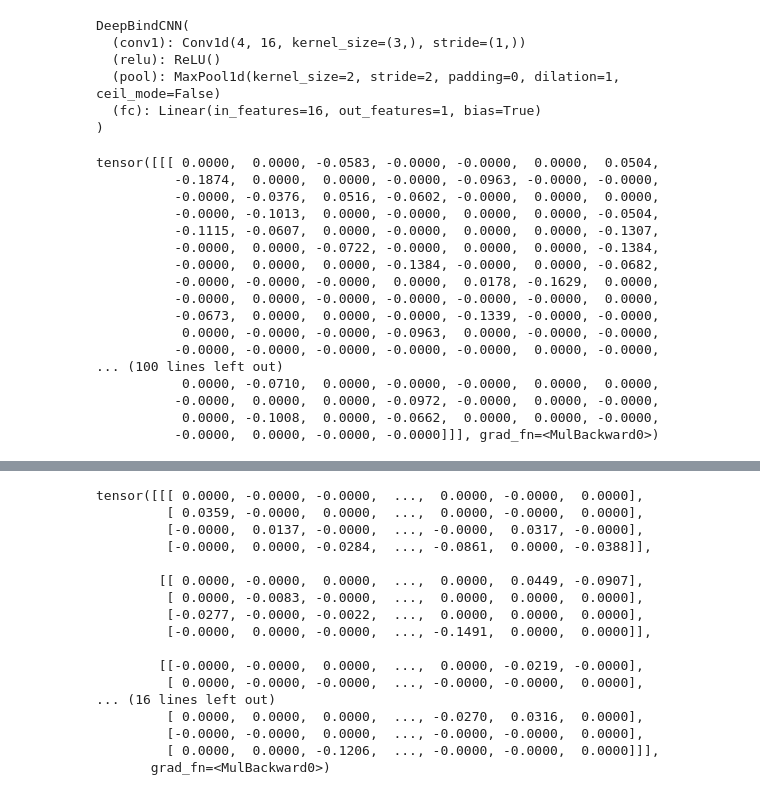
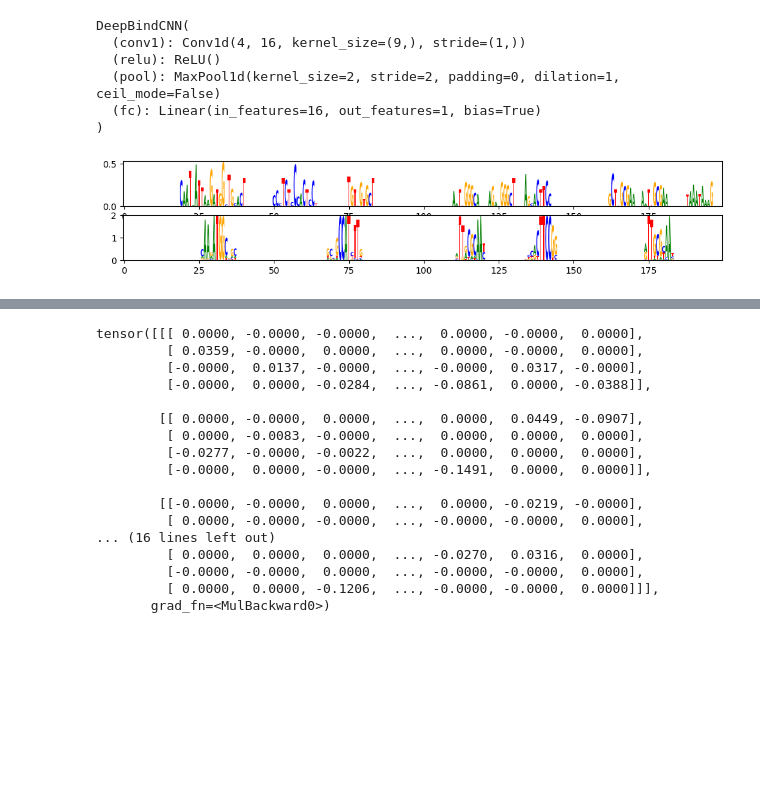
Before and after one commit to rohitkt10/fall_co-op_2023, a Jupyter notebook: experiments/deepbind_synthetic_explain.ipynb, the cells around one changed output, grey strips where cells are left out. Cells and saved outputs as stored; diff of their text form; code cells hidden in the pictures; blank space fills up the shorter version.

Commit message:
comparing attribution scores to ground truth

```diff
--- a/experiments/deepbind_synthetic_explain.ipynb
+++ b/experiments/deepbind_synthetic_explain.ipynb
@@ -60,14 +83,14 @@ for k, dataset in datasets.items():
         loaders[k] = torch.utils.data.DataLoader(dataset, batch_size=config['batch_size'])
 
 # set up the model, lossfn, optimizer, trainer
-model = DeepBindCNN(input_size=4, output_size=1, kernel_size=3)
+model = DeepBindCNN(input_size=4, output_size=1, kernel_size=9)
 lossfn = nn.CrossEntropyLoss()
 
 model.load_state_dict(torch.load('best_model.pt'))
 print(model)
 # %% [output]
 DeepBindCNN(
-  (conv1): Conv1d(4, 16, kernel_size=(3,), stride=(1,))
+  (conv1): Conv1d(4, 16, kernel_size=(9,), stride=(1,))
   (relu): ReLU()
   (pool): MaxPool1d(kernel_size=2, stride=2, padding=0, dilation=1, ceil_mode=False)
   (fc): Linear(in_features=16, out_features=1, bias=True)
@@ -75,26 +101,30 @@ DeepBindCNN(
 # %%
 explainer = Explainer(model)
+
+# load ground truth
+gt_test = np.load("gt_test.npy",)
+
+df = pd.DataFrame(I*w, columns=list("ACGT"))
 
 # Select a random sample from the test dataset
 sample_index = np.random.randint(len(datasets['test']))
 input_sequence, target_label = datasets['test'][sample_index]
 saliency_scores = explainer.saliency_map(input_sequence.unsqueeze(0))
-saliency_scores
+saliency_scores = saliency_scores.abs().detach().cpu().numpy()[0].T
+df = pd.DataFrame(saliency_scores, columns=list("ACGT"))
+
+# visualize saliency scores
+fig = plt.figure(figsize=(12, 2))
+ax = fig.add_subplot(211)
+_= Logo(df, ax=ax)
+
+# calculate gt information
+w = gt_test[sample_index].T
+I  = np.log2(4) + np.sum(w * np.log2(w+1e-10), axis=1, keepdims=True)
+
+# visualize the gt information
+df = pd.DataFrame(I*w, columns=list("ACGT"))
+ax = fig.add_subplot(212)
+_= Logo(df, ax=ax)
 # %% [output]
-tensor([[[ 0.0000,  0.0000, -0.0583, -0.0000, -0.0000,  0.0000,  0.0504,
-          -0.1874,  0.0000,  0.0000, -0.0000, -0.0963, -0.0000, -0.0000,
-          -0.0000, -0.0376,  0.0516, -0.0602, -0.0000,  0.0000,  0.0000,
-          -0.0000, -0.1013,  0.0000, -0.0000,  0.0000,  0.0000, -0.0504,
-          -0.1115, -0.0607,  0.0000, -0.0000,  0.0000,  0.0000, -0.1307,
-          -0.0000,  0.0000, -0.0722, -0.0000,  0.0000,  0.0000, -0.1384,
-          -0.0000,  0.0000,  0.0000, -0.1384, -0.0000,  0.0000, -0.0682,
-          -0.0000, -0.0000, -0.0000,  0.0000,  0.0178, -0.1629,  0.0000,
-          -0.0000,  0.0000, -0.0000, -0.0000, -0.0000, -0.0000,  0.0000,
-          -0.0673,  0.0000,  0.0000, -0.0000, -0.1339, -0.0000, -0.0000,
-           0.0000, -0.0000, -0.0000, -0.0963,  0.0000, -0.0000, -0.0000,
-          -0.0000, -0.0000, -0.0000, -0.0000, -0.0000,  0.0000, -0.0000,
-... (100 lines left out)
-           0.0000, -0.0710,  0.0000, -0.0000, -0.0000,  0.0000,  0.0000,
-          -0.0000,  0.0000,  0.0000, -0.0972, -0.0000,  0.0000, -0.0000,
-           0.0000, -0.1008,  0.0000, -0.0662,  0.0000,  0.0000, -0.0000,
-          -0.0000,  0.0000, -0.0000, -0.0000]]], grad_fn=<MulBackward0>)
+[figure, added]
```
Also changed, not shown: parts of 6 cells of this notebook, 1 other file.
